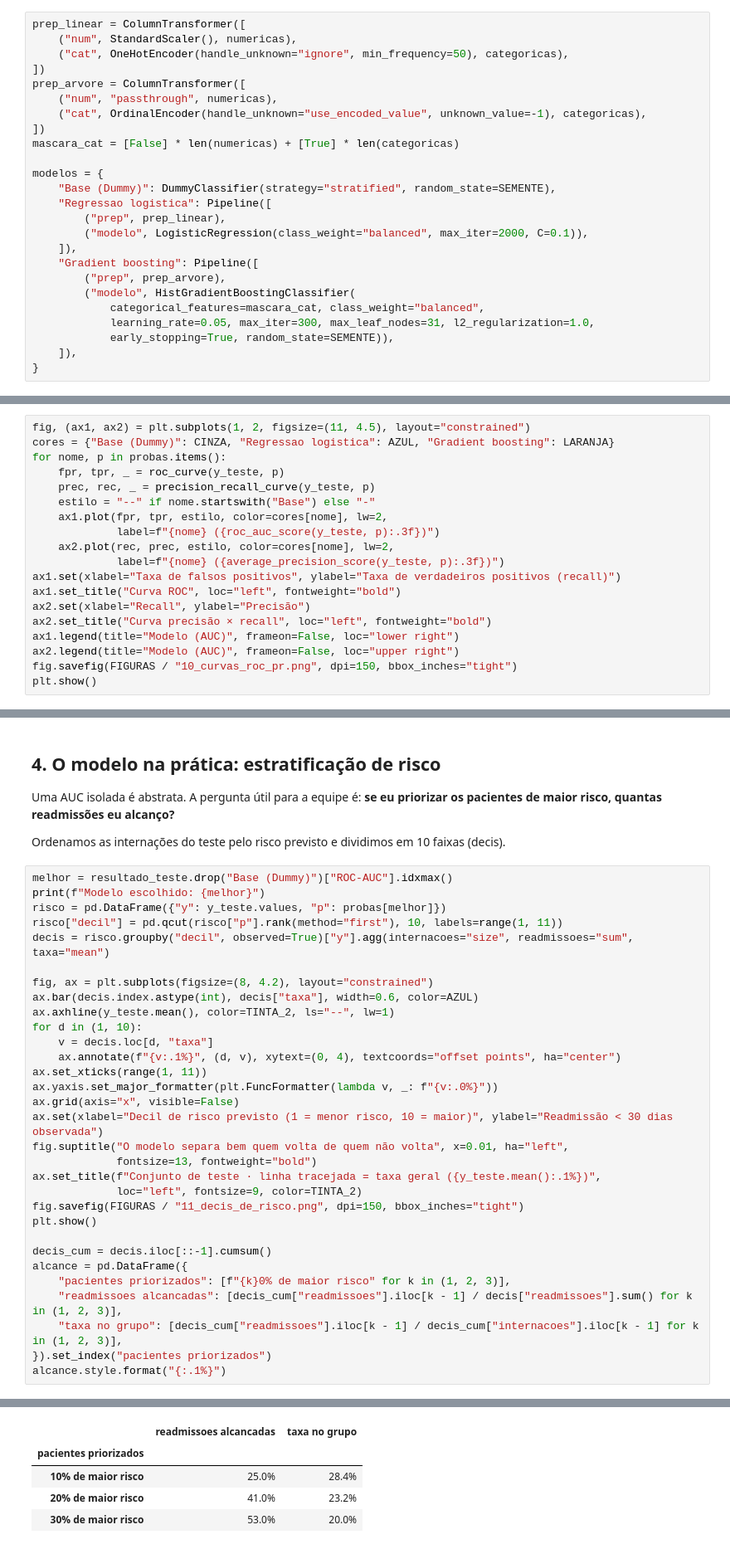
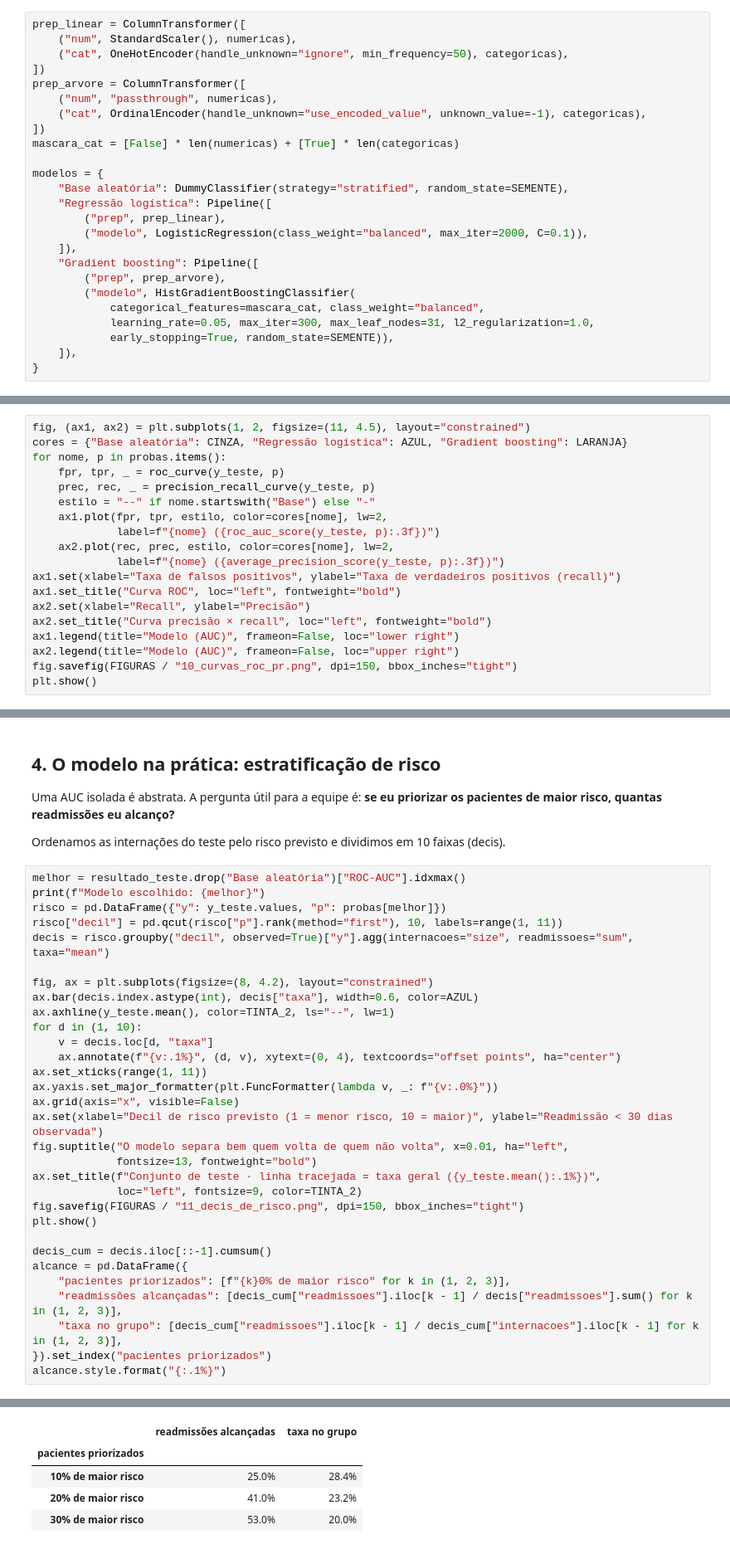
Before and after one commit to leticiamendes-data/diabetes-readmission, a Jupyter notebook: notebooks/02_modelo.ipynb, the cells around one changed output, grey strips where cells are left out. Shown at 83% size. Cells and saved outputs as stored; diff of their text form.

```diff
--- a/notebooks/02_modelo.ipynb
+++ b/notebooks/02_modelo.ipynb
@@ -94,8 +99,8 @@ prep_arvore = ColumnTransformer([
 mascara_cat = [False] * len(numericas) + [True] * len(categoricas)
 
 modelos = {
-    "Base (Dummy)": DummyClassifier(strategy="stratified", random_state=SEMENTE),
-    "Regressao logistica": Pipeline([
+    "Base aleatória": DummyClassifier(strategy="stratified", random_state=SEMENTE),
+    "Regressão logística": Pipeline([
         ("prep", prep_linear),
         ("modelo", LogisticRegression(class_weight="balanced", max_iter=2000, C=0.1)),
     ]),
@@ -147,7 +152,7 @@ resultado_teste.style.format("{:.3f}")
 | Gradient boosting | 0.686 | 0.243 |
 # %%
 fig, (ax1, ax2) = plt.subplots(1, 2, figsize=(11, 4.5), layout="constrained")
-cores = {"Base (Dummy)": CINZA, "Regressao logistica": AZUL, "Gradient boosting": LARANJA}
+cores = {"Base aleatória": CINZA, "Regressão logística": AZUL, "Gradient boosting": LARANJA}
 for nome, p in probas.items():
     fpr, tpr, _ = roc_curve(y_teste, p)
     prec, rec, _ = precision_recall_curve(y_teste, p)
@@ -174,40 +179,40 @@ Uma AUC isolada é abstrata. A pergunta útil para a equipe é:
 
 Ordenamos as internações do teste pelo risco previsto e dividimos em 10 faixas (decis).
 # %%
-melhor = resultado_teste.drop("Base (Dummy)")["ROC-AUC"].idxmax()
+melhor = resultado_teste.drop("Base aleatória")["ROC-AUC"].idxmax()
 print(f"Modelo escolhido: {melhor}")
 risco = pd.DataFrame({"y": y_teste.values, "p": probas[melhor]})
 risco["decil"] = pd.qcut(risco["p"].rank(method="first"), 10, labels=range(1, 11))
 decis = risco.groupby("decil", observed=True)["y"].agg(internacoes="size", readmissoes="sum", taxa="mean")
 
 fig, ax = plt.subplots(figsize=(8, 4.2), layout="constrained")
 ax.bar(decis.index.astype(int), decis["taxa"], width=0.6, color=AZUL)
 ax.axhline(y_teste.mean(), color=TINTA_2, ls="--", lw=1)
 for d in (1, 10):
     v = decis.loc[d, "taxa"]
     ax.annotate(f"{v:.1%}", (d, v), xytext=(0, 4), textcoords="offset points", ha="center")
 ax.set_xticks(range(1, 11))
 ax.yaxis.set_major_formatter(plt.FuncFormatter(lambda v, _: f"{v:.0%}"))
 ax.grid(axis="x", visible=False)
 ax.set(xlabel="Decil de risco previsto (1 = menor risco, 10 = maior)", ylabel="Readmissão < 30 dias observada")
 fig.suptitle("O modelo separa bem quem volta de quem não volta", x=0.01, ha="left",
              fontsize=13, fontweight="bold")
 ax.set_title(f"Conjunto de teste · linha tracejada = taxa geral ({y_teste.mean():.1%})",
              loc="left", fontsize=9, color=TINTA_2)
 fig.savefig(FIGURAS / "11_decis_de_risco.png", dpi=150, bbox_inches="tight")
 plt.show()
 
 decis_cum = decis.iloc[::-1].cumsum()
 alcance = pd.DataFrame({
     "pacientes priorizados": [f"{k}0% de maior risco" for k in (1, 2, 3)],
-    "readmissoes alcancadas": [decis_cum["readmissoes"].iloc[k - 1] / decis["readmissoes"].sum() for k in (1, 2, 3)],
+    "readmissões alcançadas": [decis_cum["readmissoes"].iloc[k - 1] / decis["readmissoes"].sum() for k in (1, 2, 3)],
     "taxa no grupo": [decis_cum["readmissoes"].iloc[k - 1] / decis_cum["internacoes"].iloc[k - 1] for k in (1, 2, 3)],
 }).set_index("pacientes priorizados")
 alcance.style.format("{:.1%}")
 # %% [output]
 Modelo escolhido: Gradient boosting
 [figure]
-|  | readmissoes alcancadas | taxa no grupo |
+|  | readmissões alcançadas | taxa no grupo |
 | pacientes priorizados |  |  |
 | 10% de maior risco | 25.0% | 28.4% |
 | 20% de maior risco | 41.0% | 23.2% |
```
Also changed, not shown: parts of 14 cells of this notebook, 10 other files.
